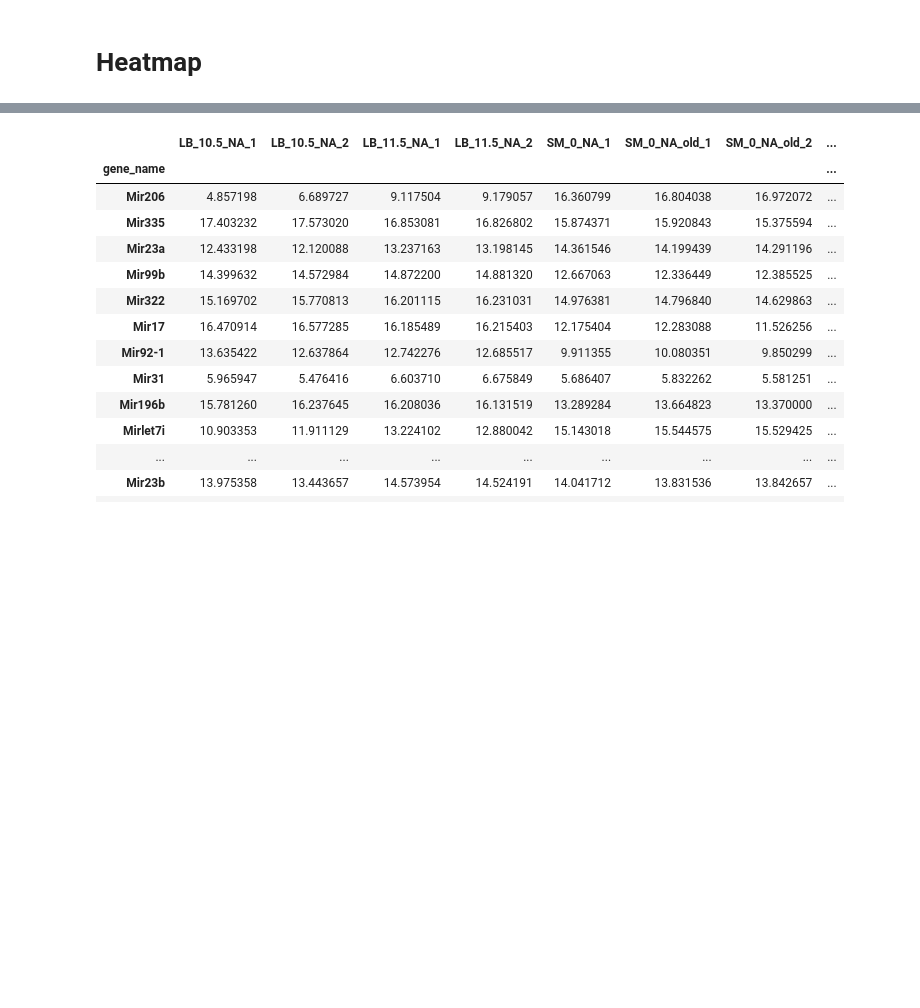
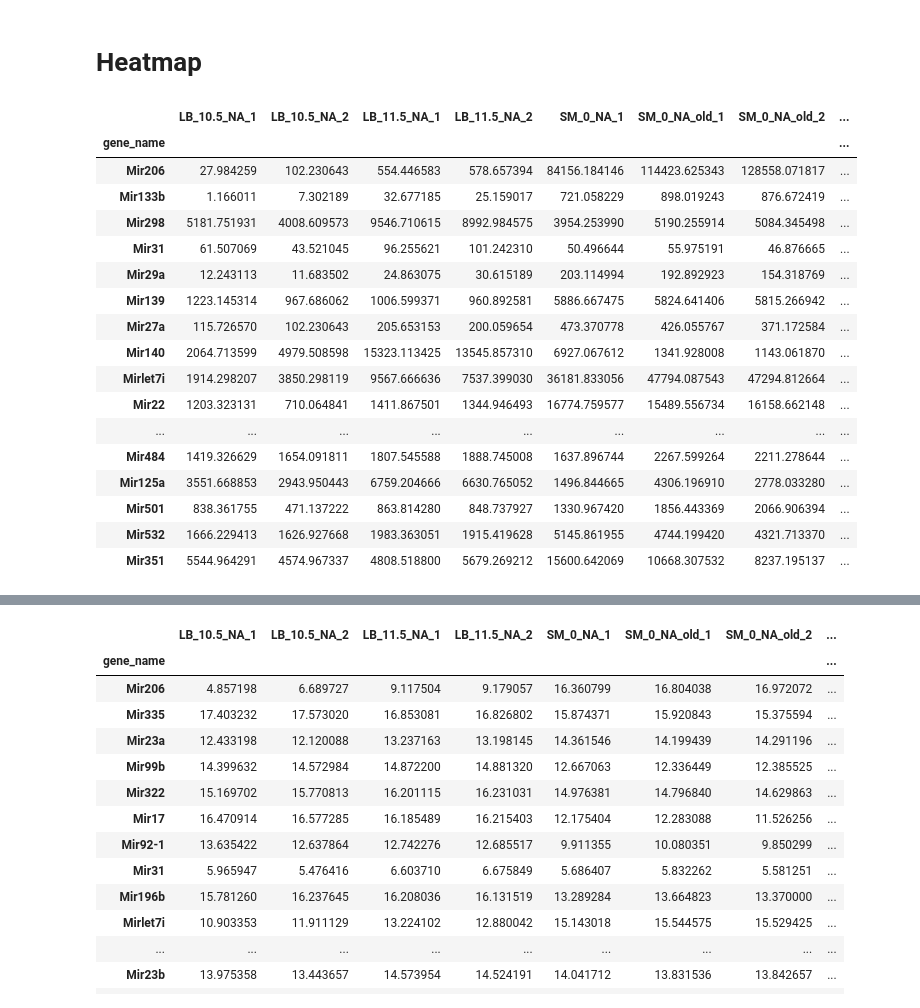
Before and after one commit to maroonApricot/cosmos-project, a Jupyter notebook: pcaheatmap.ipynb, the cells around one changed output, grey strips where cells are left out. Saved outputs shown, nothing was run; the diff lists cells and outputs as text; code cells hidden in the pictures; blank space fills up the shorter version.

```diff
--- a/pcaheatmap.ipynb
+++ b/pcaheatmap.ipynb
@@ -168,0 +148,21 @@ df = df.drop(columns=['gene_id', 'gene_name'])
+# %%
+pc1_df
+# %% [output]
+|  | LB_10.5_NA_1 | LB_10.5_NA_2 | LB_11.5_NA_1 | LB_11.5_NA_2 | SM_0_NA_1 | SM_0_NA_old_1 | SM_0_NA_old_2 | ... |
+| gene_name |  |  |  |  |  |  |  | ... |
+| Mir206 | 27.984259 | 102.230643 | 554.446583 | 578.657394 | 84156.184146 | 114423.625343 | 128558.071817 | ... |
+| Mir133b | 1.166011 | 7.302189 | 32.677185 | 25.159017 | 721.058229 | 898.019243 | 876.672419 | ... |
+| Mir298 | 5181.751931 | 4008.609573 | 9546.710615 | 8992.984575 | 3954.253990 | 5190.255914 | 5084.345498 | ... |
+| Mir31 | 61.507069 | 43.521045 | 96.255621 | 101.242310 | 50.496644 | 55.975191 | 46.876665 | ... |
+| Mir29a | 12.243113 | 11.683502 | 24.863075 | 30.615189 | 203.114994 | 192.892923 | 154.318769 | ... |
+| Mir139 | 1223.145314 | 967.686062 | 1006.599371 | 960.892581 | 5886.667475 | 5824.641406 | 5815.266942 | ... |
+| Mir27a | 115.726570 | 102.230643 | 205.653153 | 200.059654 | 473.370778 | 426.055767 | 371.172584 | ... |
+| Mir140 | 2064.713599 | 4979.508598 | 15323.113425 | 13545.857310 | 6927.067612 | 1341.928008 | 1143.061870 | ... |
+| Mirlet7i | 1914.298207 | 3850.298119 | 9567.666636 | 7537.399030 | 36181.833056 | 47794.087543 | 47294.812664 | ... |
+| Mir22 | 1203.323131 | 710.064841 | 1411.867501 | 1344.946493 | 16774.759577 | 15489.556734 | 16158.662148 | ... |
+| ... | ... | ... | ... | ... | ... | ... | ... | ... |
+| Mir484 | 1419.326629 | 1654.091811 | 1807.545588 | 1888.745008 | 1637.896744 | 2267.599264 | 2211.278644 | ... |
+| Mir125a | 3551.668853 | 2943.950443 | 6759.204666 | 6630.765052 | 1496.844665 | 4306.196910 | 2778.033280 | ... |
+| Mir501 | 838.361755 | 471.137222 | 863.814280 | 848.737927 | 1330.967420 | 1856.443369 | 2066.906394 | ... |
+| Mir532 | 1666.229413 | 1626.927668 | 1983.363051 | 1915.419628 | 5145.861955 | 4744.199420 | 4321.713370 | ... |
+| Mir351 | 5544.964291 | 4574.967337 | 4808.518800 | 5679.269212 | 15600.642069 | 10668.307532 | 8237.195137 | ... |
```
Also changed, not shown: parts of 10 cells of this notebook, 23 other files.
